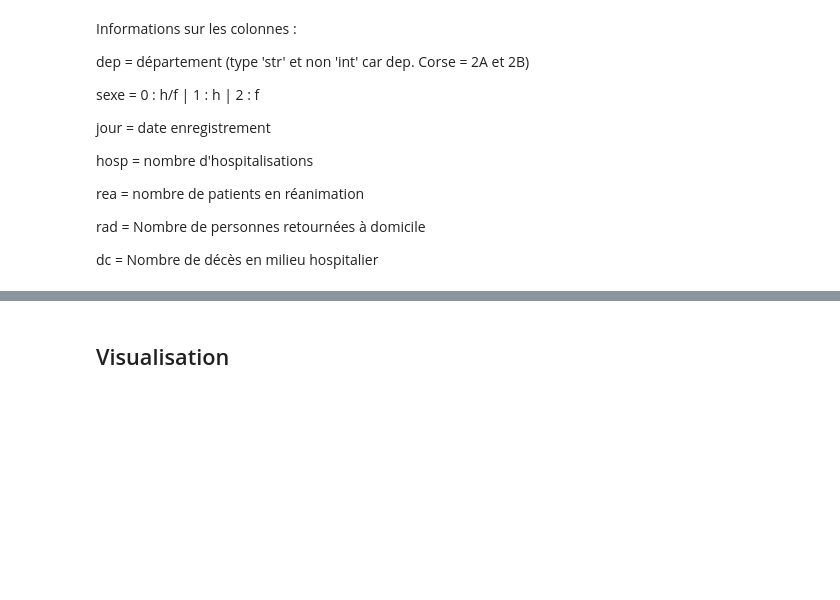
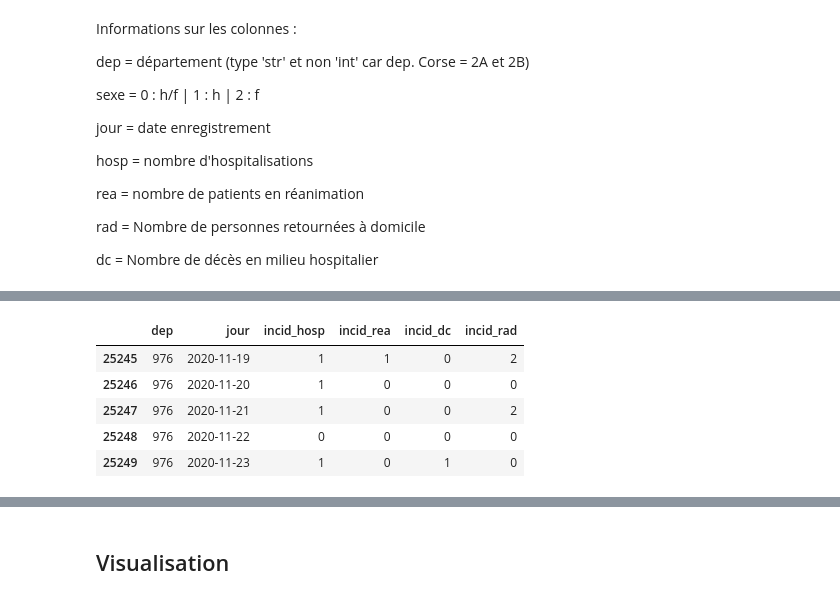
Before and after one commit to Kartmaan/Covid_19_fr, a Jupyter notebook: cov_hosp.ipynb, the cells around one changed output, grey strips where cells are left out. Drawn from its saved outputs; the diff is of its cells as text; code cells hidden in the pictures; blank space fills up the shorter version.

```diff
--- a/cov_hosp.ipynb
+++ b/cov_hosp.ipynb
@@ -103,0 +156,9 @@ dc = Nombre de décès en milieu hospitalier
+# %%
+covn.tail()
+# %% [output]
+|  | dep | jour | incid_hosp | incid_rea | incid_dc | incid_rad |
+| 25245 | 976 | 2020-11-19 | 1 | 1 | 0 | 2 |
+| 25246 | 976 | 2020-11-20 | 1 | 0 | 0 | 0 |
+| 25247 | 976 | 2020-11-21 | 1 | 0 | 0 | 2 |
+| 25248 | 976 | 2020-11-22 | 0 | 0 | 0 | 0 |
+| 25249 | 976 | 2020-11-23 | 1 | 0 | 1 | 0 |
```
Also changed, not shown: parts of 12 cells of this notebook, 1 other file.
